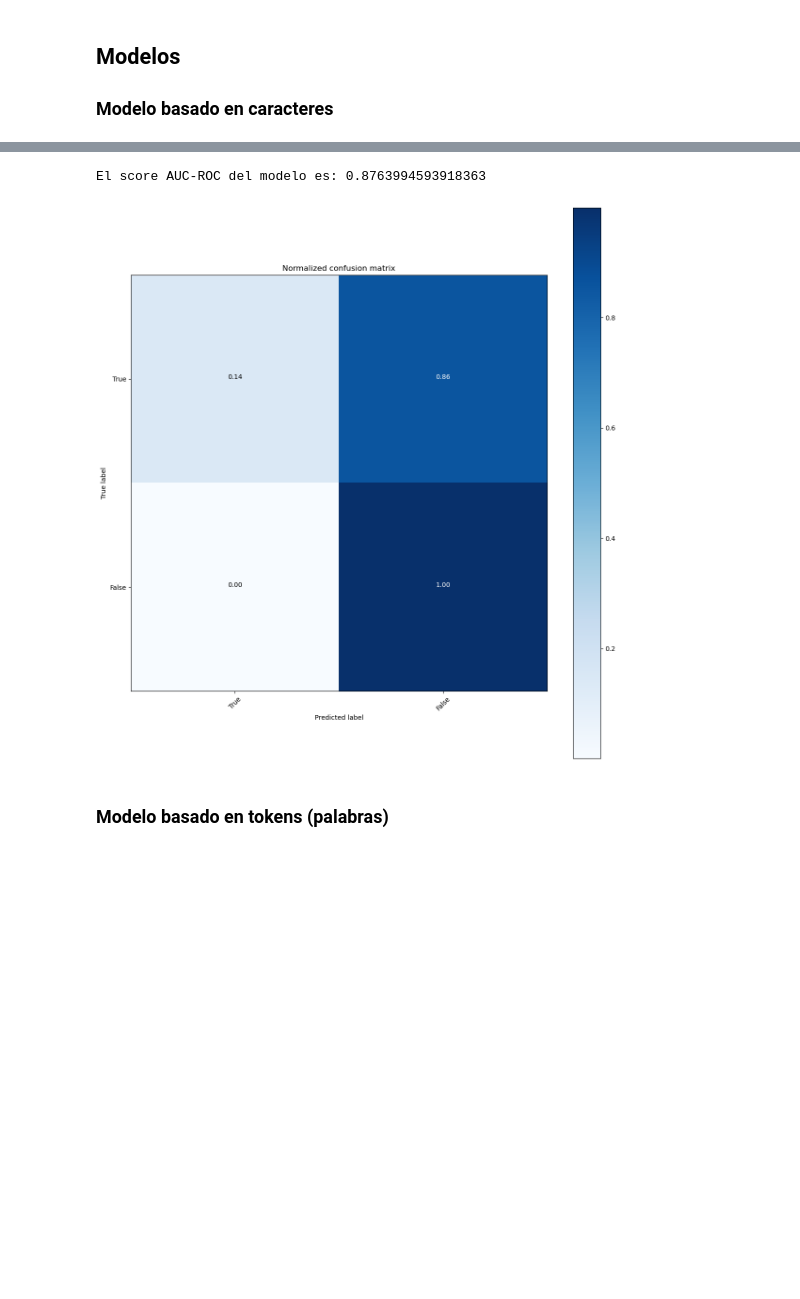
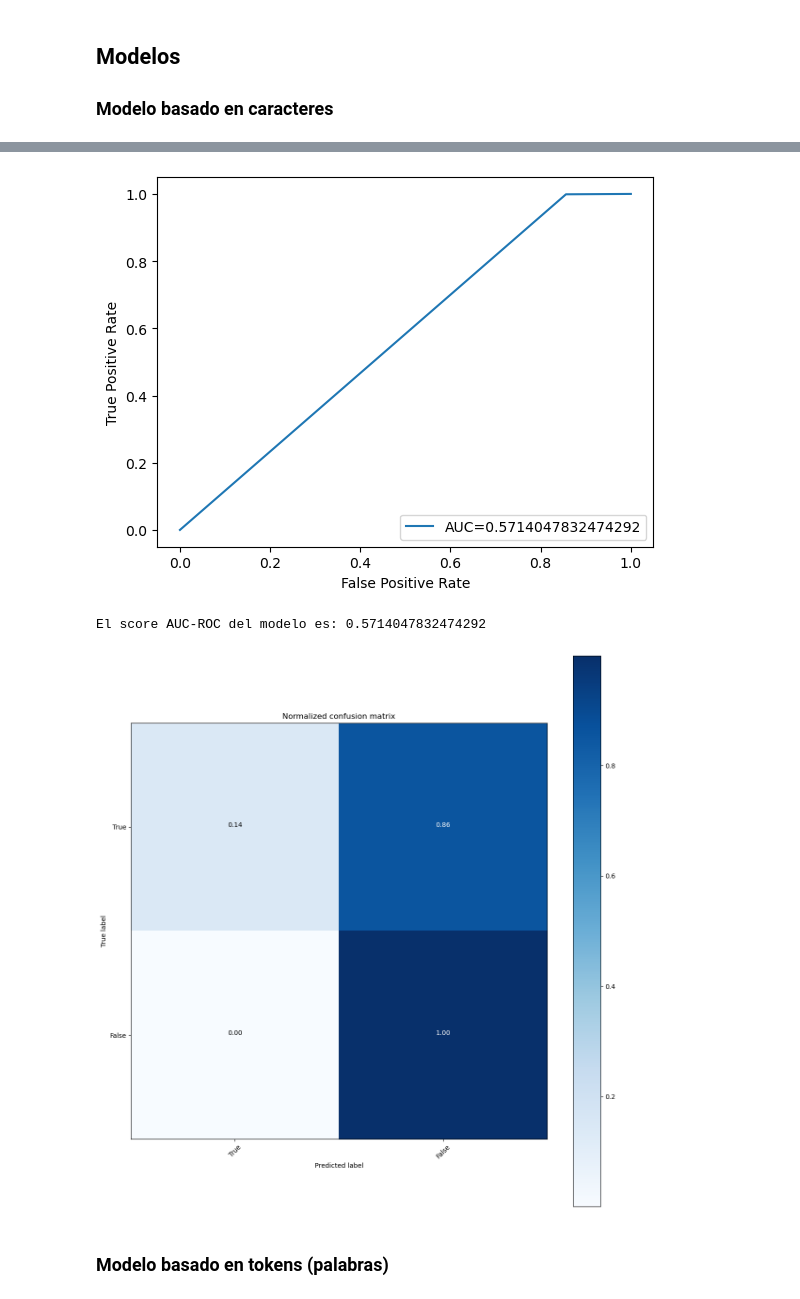
Before and after one commit to Javimh18/Indexacion, a Jupyter notebook: Practicas/P2/hotel_reviews_student.ipynb, the cells around one changed output, grey strips where cells are left out. Drawn from its saved outputs; the diff is of its cells as text; code cells hidden in the pictures; blank space fills up the shorter version.

```diff
--- a/Practicas/P2/hotel_reviews_student.ipynb
+++ b/Practicas/P2/hotel_reviews_student.ipynb
@@ -150,6 +174,14 @@ def plot_confusion_matrix(cm, classes,
     plt.ylabel('True label')
     plt.xlabel('Predicted label')
     plt.tight_layout()
+# %%
+def custom_plot_auc_roc(fpr, tpr, auc):
+    #create ROC curve
+    plt.plot(fpr,tpr, label="AUC="+str(auc))
+    plt.ylabel('True Positive Rate')
+    plt.xlabel('False Positive Rate')
+    plt.legend(loc=4)
+    plt.show()
 # %% [markdown]
 ## Modelos
 ### Modelo basado en caracteres
@@ -164,34 +196,40 @@ def plot_confusion_matrix(cm, classes,
 # %%
 ct = ColumnTransformer(
     [
         ("vectorizer_negative", HashingVectorizer(ngram_range=(1,1), analyzer="char"), 'Negative_Review'),
         ("vectorizer_positive", HashingVectorizer(ngram_range=(1,1), analyzer="char"), 'Positive_Review'),
     ]
 )
 
 # La matriz obtenida tendrá por cada fila, los valores transformados de las dos reviews, creando un espacio de una única feature, que en realidad está representando ambas reviews.
 # Ahora entrenamos el modelo vectorizador y transformamos los datos de train que van a pasar al modelo para entrenarlo.
 ct.fit(train)
-data_train_tr = ct.transform(train)
+data_train_tr_char = ct.transform(train)
 
 # Entrenamos el modelo, con los datos de train
-model = LinearSVC()
-model.fit(data_train_tr, train['Approves'])
+model_char = LinearSVC()
+model_char.fit(data_train_tr_char, train['Approves'])
 
 # Ahora para poder saber como de bueno es nuestro modelo, pasamos los datos de test (transformados por nuestro vectorizador ya entrenado con los datos de train) al modelo para que prediga
-data_test_tr = ct.transform(test)
-y_pred =  model.predict(data_test_tr)
+data_test_tr_char = ct.transform(test)
+y_pred_char =  model_char.predict(data_test_tr_char)
 
-# De ahí sacamos la score roc_auc
-print("El score AUC-ROC del modelo es:", roc_auc_score(y_pred, test['Approves']))
+fpr, tpr, _ = roc_curve(test['Approves'], y_pred_char)
+auc_char = roc_auc_score(test['Approves'], y_pred_char)
+
+custom_plot_auc_roc(fpr, tpr, auc_char)
 # %% [output]
-El score AUC-ROC del modelo es: 0.8763994593918363
+[figure, added]
 # %%
-cnf_matrix = confusion_matrix(test['Approves'], y_pred)
+# De ahí sacamos la score roc_auc
+print("El score AUC-ROC del modelo es:", roc_auc_score(test['Approves'], y_pred_char))
+
+cnf_matrix = confusion_matrix(test['Approves'], y_pred_char)
 plt.figure(figsize=(12,12))
 plot_confusion_matrix(cnf_matrix, classes=["True", "False"], normalize=True, title='Normalized confusion matrix')
 plt.show()
 # %% [output]
+El score AUC-ROC del modelo es: 0.5714047832474292
 [figure]
 # %% [markdown]
 ### Modelo basado en tokens (palabras)
```
Also changed, not shown: parts of 23 cells of this notebook.
